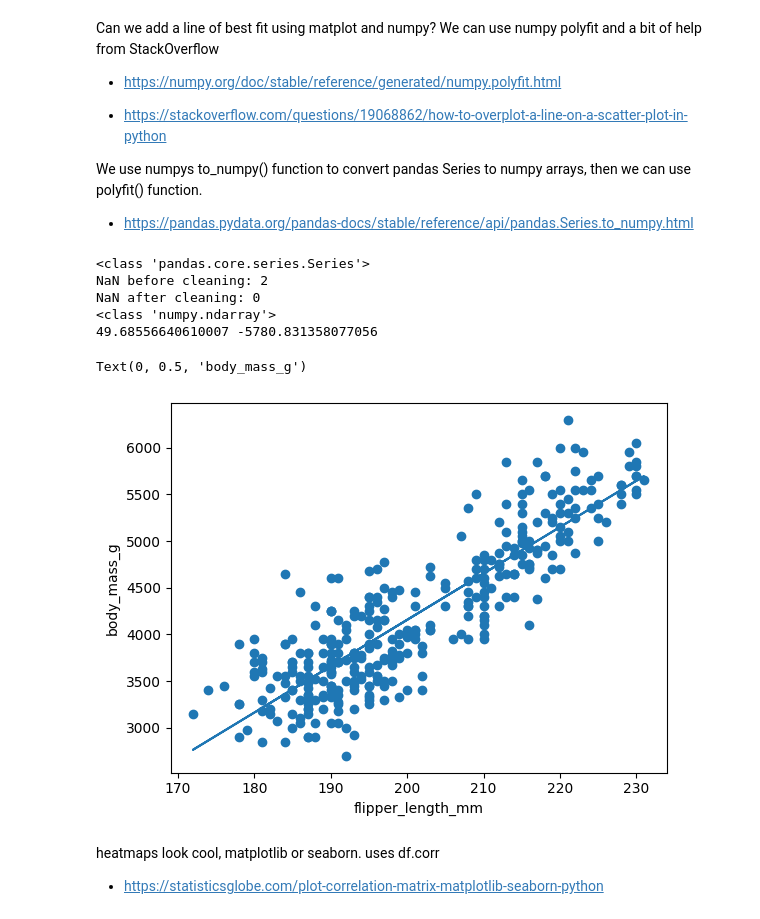
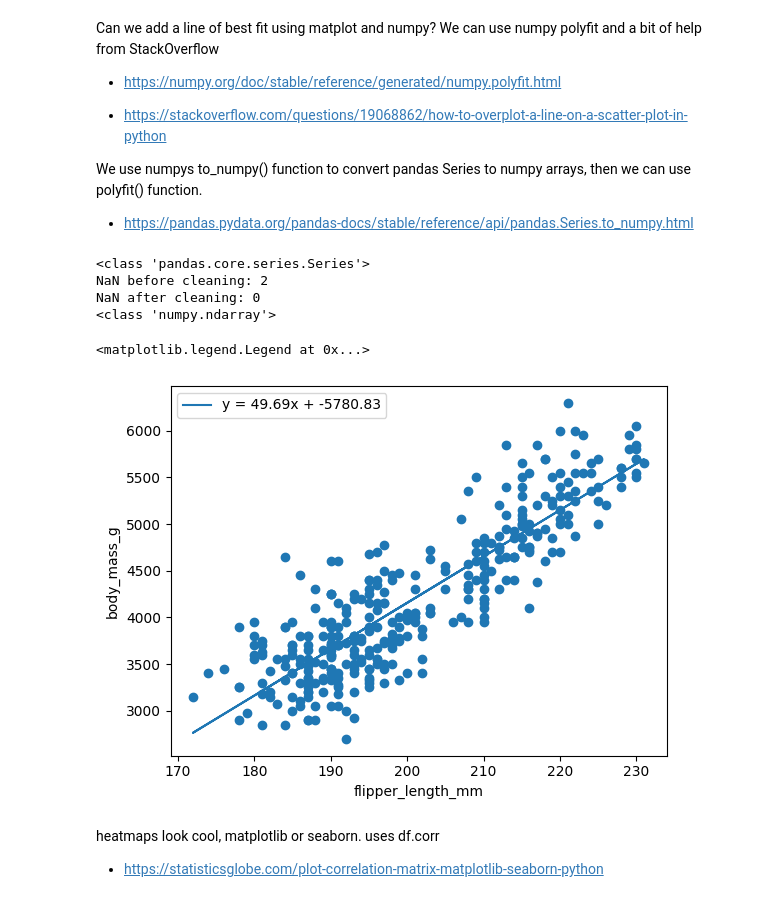
Before and after one commit to holmstead/principles_of_data_analytics, a Jupyter notebook: penguins.ipynb, the cells around one changed output. Drawn from its saved outputs; the diff is of its cells as text; code cells hidden in the pictures.

Commit message:
add equation of best fit line to scatter plot

```diff
--- a/penguins.ipynb
+++ b/penguins.ipynb
@@ -664,38 +662,38 @@ print(f"NaN before cleaning: {x.isna().sum()}")
 # NaN values were creating an error for numpy, so clean Series first
 x = x.dropna()
 y = y.dropna()
 
 print(f"NaN after cleaning: {x.isna().sum()}")
 
 #print(x)
 
 # convert both cleaned Series to numpy arrays
 x = x.to_numpy()
 y = y.to_numpy()
 
 # check datatype of converted Series
 print(type(x))
 
 # calcuilate the line of best fit using polyfit() and x y arrays
 m, c = np.polyfit(x, y, 1)
 
-print(m, c)
+##print(m, c)
 
 # add line of best fit to plot
 # use y=mx+c
-ax.plot(x, m*x+c)
+ax.plot(x, m*x+c, label=f"y = {m:.2f}x + {c:.2f}")
 
 # decorate the plot
 ax.set_xlabel(var1)
 ax.set_ylabel(var2)
+ax.legend()
 # %% [output]
 <class 'pandas.core.series.Series'>
 NaN before cleaning: 2
 NaN after cleaning: 0
 <class 'numpy.ndarray'>
-49.68556640610007 -5780.831358077056
-Text(0, 0.5, 'body_mass_g')
+<matplotlib.legend.Legend at 0x...>
-[figure, old version]
+[figure, new version]
 # %% [markdown]
 heatmaps look cool, matplotlib or seaborn. uses df.corr
 - https://statisticsglobe.com/plot-correlation-matrix-matplotlib-seaborn-python
```
Also changed, not shown: parts of 4 cells of this notebook.
